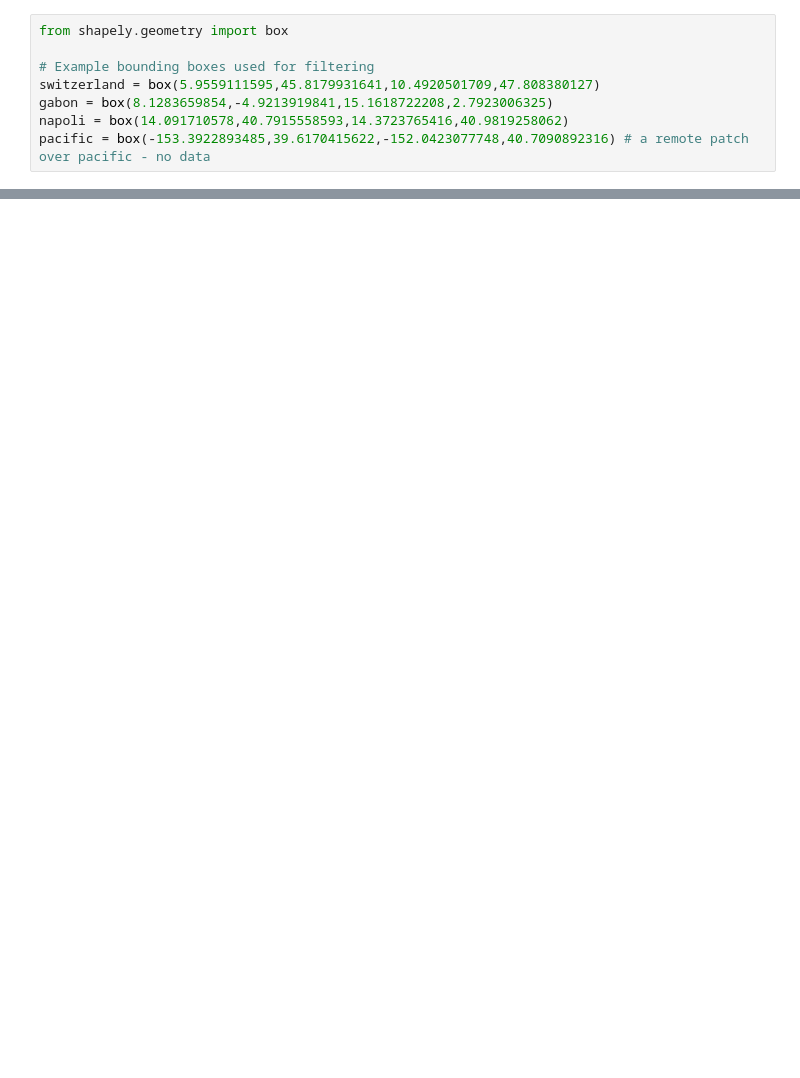
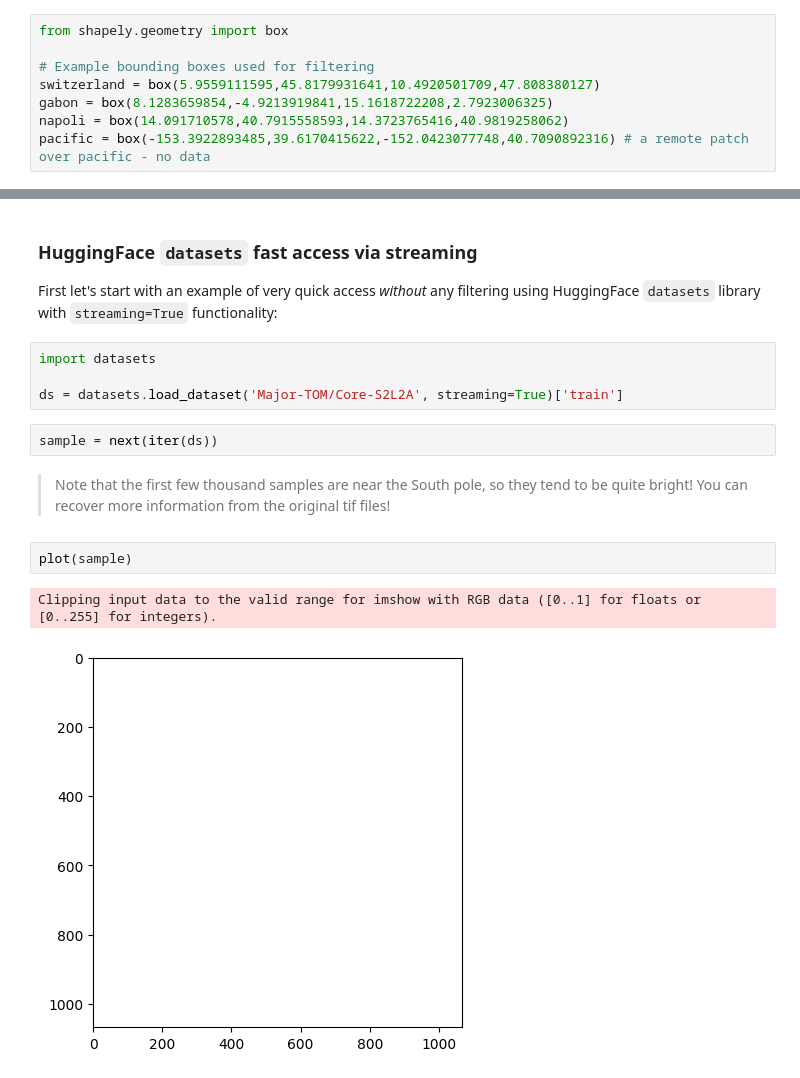
Before and after one commit to ESA-PhiLab/Major-TOM, a Jupyter notebook: 01-Major-TOM-Filter.ipynb, the cells around one changed output, grey strips where cells are left out. Cells and saved outputs as stored; diff of their text form; blank space fills up the shorter version.

Commit message:
filtering script - first version of the package

```diff
--- a/01-Major-TOM-Filter.ipynb
+++ b/01-Major-TOM-Filter.ipynb
@@ -330,0 +114,16 @@ ds[0]
+# %% [markdown]
+### HuggingFace `datasets` fast access via streaming
+First let's start with an example of very quick access *without* any filtering using HuggingFace `datasets` library with `streaming=True` functionality:
+# %%
+import datasets
+
+ds = datasets.load_dataset('Major-TOM/Core-S2L2A', streaming=True)['train']
+# %%
+sample = next(iter(ds))
+# %% [markdown]
+> Note that the first few thousand samples are near the South pole, so they tend to be quite bright! You can recover more information from the original tif files!
+# %%
+plot(sample)
+# %% [output]
+Clipping input data to the valid range for imshow with RGB data ([0..1] for floats or [0..255] for integers).
+[figure, added]
```
Also changed, not shown: parts of 24 cells of this notebook, 4 other files.
